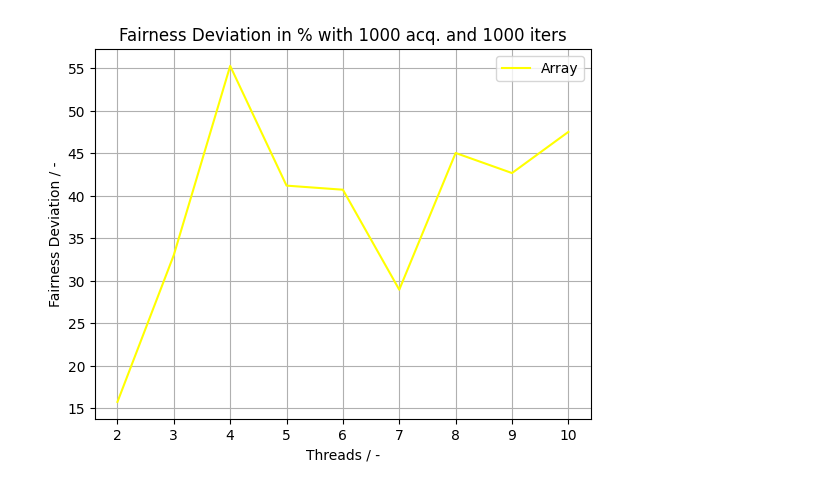
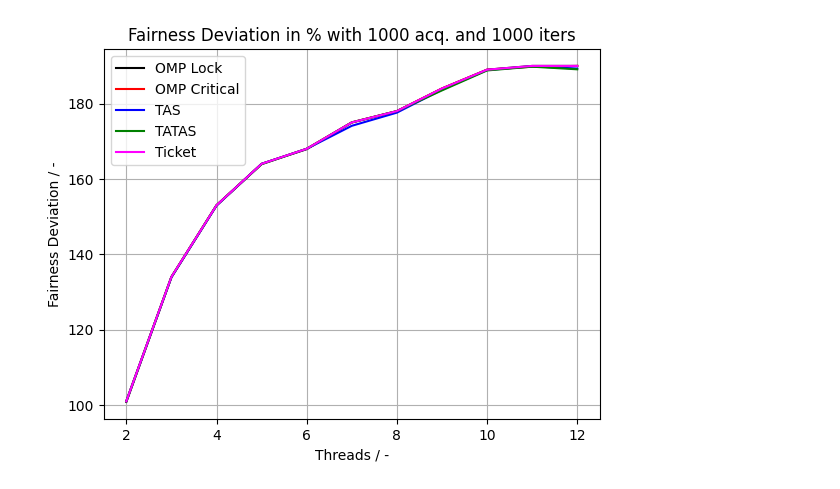
Before and after one commit to tellocam/AMP, a Jupyter notebook: framework/BenchmarkPlots.ipynb, the cells around one changed output. Cells and saved outputs as stored; diff of their text form; code cells hidden in the pictures.

```diff
--- a/framework/BenchmarkPlots.ipynb
+++ b/framework/BenchmarkPlots.ipynb
@@ -71,21 +68,21 @@ print(df_array)
 # %%
 plotWhat = "Fair"
 LockList = ["OMP Lock", "OMP Critical", "TAS", "TATAS", "Ticket", "Array", "CLH", ]
 
-# utils.plotStuff("threads", plotWhat, "OMP Lock", df_LockOMP, "black")
-# utils.plotStuff("threads", plotWhat, "OMP Critical", df_CriticalOMP, color = "red")
-# utils.plotStuff("threads", plotWhat, "TAS", df_TAS, "blue")
-# utils.plotStuff("threads", plotWhat, "TATAS", df_TATAS, "green")
-# utils.plotStuff("threads", plotWhat, "Ticket", df_Ticket, "magenta")
-utils.plotStuff("threads", plotWhat, "Array", df_array, "yellow")
+utils.plotStuff("threads", plotWhat, "OMP Lock", df_LockOMP, "black")
+utils.plotStuff("threads", plotWhat, "OMP Critical", df_CriticalOMP, color = "red")
+utils.plotStuff("threads", plotWhat, "TAS", df_TAS, "blue")
+utils.plotStuff("threads", plotWhat, "TATAS", df_TATAS, "green")
+utils.plotStuff("threads", plotWhat, "Ticket", df_Ticket, "magenta")
+# utils.plotStuff("threads", plotWhat, "Array", df_array, "yellow")
 # utils.plotStuff("threads", plotWhat, "CLH", df_CLH, "violet")
 # utils.plotStuff("threads", plotWhat, "MCS", df_MCS, "gray")
 # utils.plotStuff("threads", plotWhat, "Hemlock", df_MCS, "orange")
 
 plt.title("Fairness Deviation in % with 1000 acq. and 1000 iters")
 plt.xlabel("Threads / -")
 plt.ylabel("Fairness Deviation / -")
 plt.legend()
 plt.grid()
 # %% [output]
-[figure, old version]
+[figure, new version]
```
Also changed, not shown: parts of 3 cells of this notebook, 36 other files.
